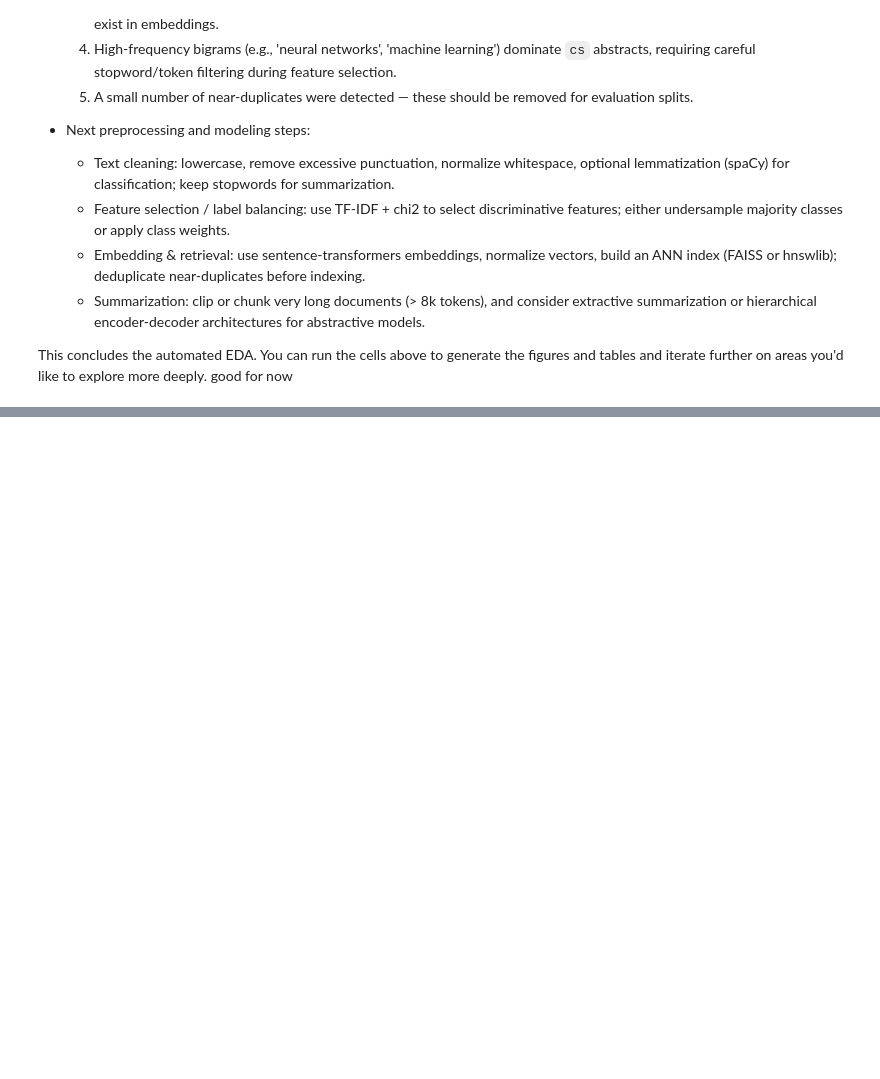
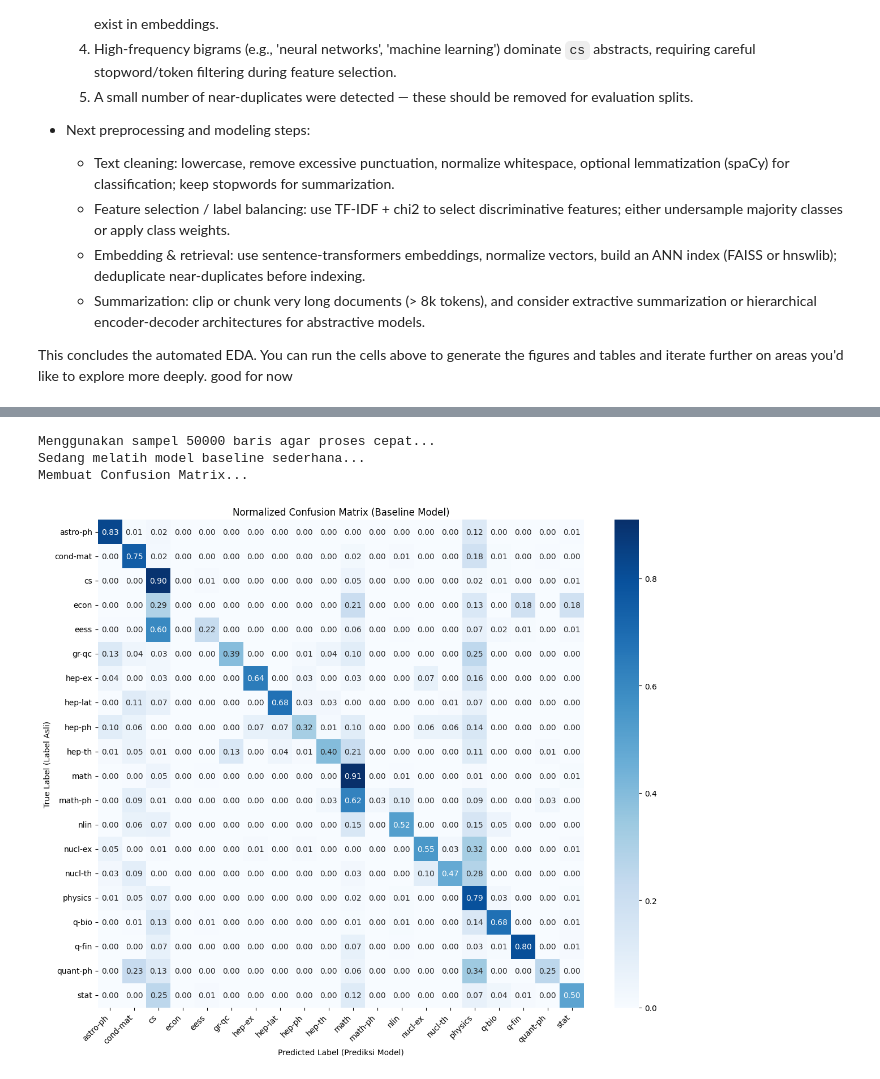
Before and after one commit to buatanalan/Tubes-NLP-PaperMatch, a Jupyter notebook: EDA_Arxiv_Classifier.ipynb, the cells around one changed output, grey strips where cells are left out. Cells and saved outputs as stored; diff of their text form; code cells hidden in the pictures; blank space fills up the shorter version.

```diff
--- a/EDA_Arxiv_Classifier.ipynb
+++ b/EDA_Arxiv_Classifier.ipynb
@@ -807,0 +987,80 @@ good for now
+# %%
+import pandas as pd
+import matplotlib.pyplot as plt
+import seaborn as sns
+import numpy as np
+from sklearn.model_selection import train_test_split
+from sklearn.feature_extraction.text import TfidfVectorizer
+from sklearn.linear_model import LogisticRegression
+from sklearn.pipeline import make_pipeline
+from sklearn.metrics import confusion_matrix, classification_report
+
+# --- 1. PERSIAPAN DATA ---
+# Kita ambil sampel saja jika datanya terlalu besar agar prosesnya cepat (misal: 50k baris)
+# Jika ingin menggunakan semua data, hapus bagian .sample()
+sample_size = 50000
+if len(train_df) > sample_size:
+    print(f"Menggunakan sampel {sample_size} baris agar proses cepat...")
+    df_model = train_df.sample(n=sample_size, random_state=42).copy()
+else:
+    df_model = train_df.copy()
+
+# Pastikan tidak ada null
+df_model = df_model.dropna(subset=['abstract', 'field'])
+
+# Split data: 80% Train (untuk belajar sekilas), 20% Test (untuk evaluasi error)
+X_train, X_test, y_train, y_test = train_test_split(
+    df_model['abstract'],
+    df_model['field'],
+    test_size=0.2,
+    random_state=42,
+    stratify=df_model['field'] # Penting agar proporsi kelas terjaga
+)
+
+# --- 2. TRAINING MODEL BASELINE (Cepat) ---
+# Menggunakan TF-IDF + Logistic Regression
+print("Sedang melatih model baseline sederhana...")
+pipeline = make_pipeline(
+    TfidfVectorizer(stop_words='english', max_features=10000), # Batasi fitur agar ringan
+    LogisticRegression(n_jobs=-1, max_iter=1000) # n_jobs=-1 menggunakan semua core CPU
+)
+
+pipeline.fit(X_train, y_train)
+y_pred = pipeline.predict(X_test)
+
+# --- 3. VISUALISASI CONFUSION MATRIX ---
+print("Membuat Confusion Matrix...")
+
+# Mendapatkan label kelas yang unik
+labels = pipeline.classes_
+cm = confusion_matrix(y_test, y_pred, labels=labels)
+
+# Normalisasi matrix agar yang muncul adalah PERSENTASE (0.0 - 1.0)
+# Ini penting karena jumlah data per kelas tidak seimbang
+cm_norm = cm.astype('float') / cm.sum(axis=1)[:, np.newaxis]
+
+plt.figure(figsize=(12, 10))
+sns.heatmap(
+    cm_norm,
+    annot=True,
+    fmt='.2f', # Format 2 desimal
+    xticklabels=labels,
+    yticklabels=labels,
+    cmap='Blues'
+)
+plt.title('Normalized Confusion Matrix (Baseline Model)')
+plt.ylabel('True Label (Label Asli)')
+plt.xlabel('Predicted Label (Prediksi Model)')
+plt.xticks(rotation=45, ha='right')
+plt.tight_layout()
+plt.show()
+
+# --- 4. LIHAT LAPORAN TEKS ---
+# Untuk melihat Precision, Recall, dan F1-Score per kelas
+print("\nClassification Report:")
+print(classification_report(y_test, y_pred))
+# %% [output]
+Menggunakan sampel 50000 baris agar proses cepat...
+Sedang melatih model baseline sederhana...
+Membuat Confusion Matrix...
+[figure, added]
```
Also changed, not shown: parts of 15 cells of this notebook, 2 other files.
